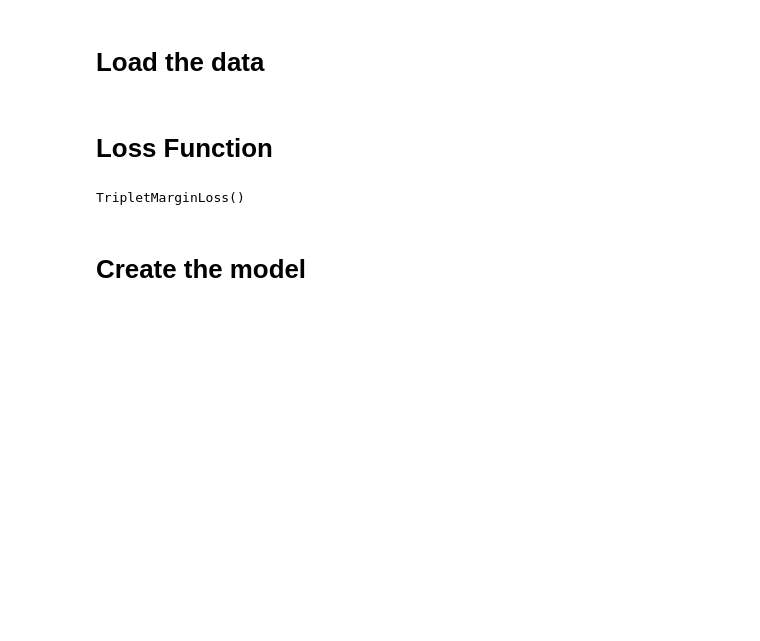
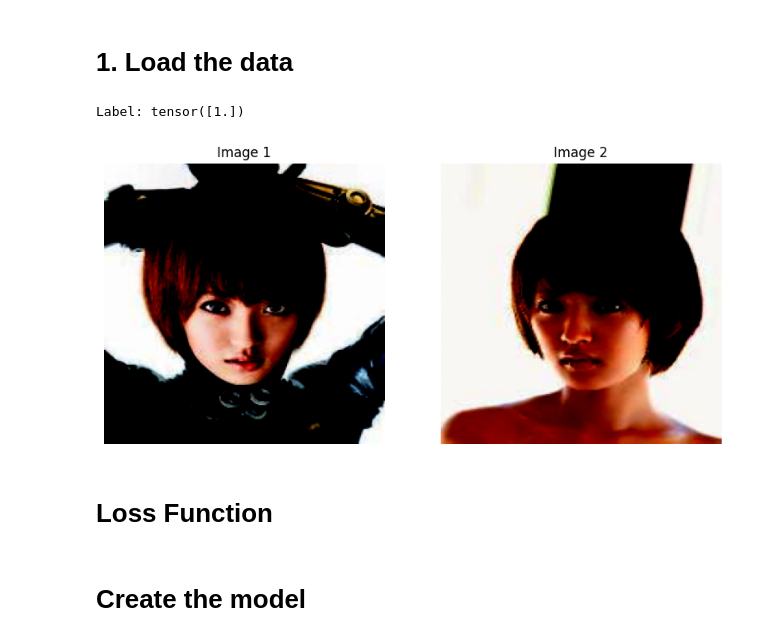
Before and after one commit to armanniaruhi/RAML, a Jupyter notebook: main.ipynb, the cells around one changed output. Drawn from its saved outputs; the diff is of its cells as text; code cells hidden in the pictures; blank space fills up the shorter version.

Commit message:
Trainset modified to be prepared for model

```diff
--- a/main.ipynb
+++ b/main.ipynb
@@ -6,15 +4,43 @@ from src.ml.losses import ContrastiveLoss, bce_loss_fn, triplet_loss_fn
 # %% [markdown]
-# Load the data
+# 1. Load the data
 # %%
-data_loader_wrapper = SiameseMNISTLoader(root='./data', train=True, batch_size=32)
-dataloader = data_loader_wrapper.get_loader()
+IMAGE_DIR = "data/celeba/img_align_celeba"
+LABEL_FILE = "data/celeba/identity_CelebA.txt"
+IMG_SIZE = 224
+BATCH_SIZE = 128
+# %%
+# Create Dataset and DataLoader
+dataloader = get_siamese_dataloader(IMAGE_DIR, LABEL_FILE, BATCH_SIZE, IMG_SIZE, True)
+# %%
+# Get one sample from the dataloader
+dataiter = iter(dataloader)
+img1, img2, label = next(dataiter)
+
+# If you want to visualize the images, you can use matplotlib
+import matplotlib.pyplot as plt
+
+# Create a figure with two subplots side by side
+fig, (ax1, ax2) = plt.subplots(1, 2, figsize=(10, 5))
+
+# For each image, we need to move the channels to the end and convert to numpy
+# Assuming the images are in format (batch_size, channels, height, width)
+img1_display = img1[0].permute(1, 2, 0).cpu().numpy()
+img2_display = img2[0].permute(1, 2, 0).cpu().numpy()
+print("\nLabel:", label[0])
+# Display images
+ax1.imshow(img1_display)
+ax1.set_title('Image 1')
+ax1.axis('off')
+
+ax2.imshow(img2_display)
+ax2.set_title('Image 2')
+ax2.axis('off')
+
+plt.show()
+# %% [output]
+Label: tensor([1.])
+[figure, added]
 # %% [markdown]
 # Loss Function
-# %%
-contrastive_loss_fn = ContrastiveLoss()
-bce_loss_fn
-triplet_loss_fn
-# %% [output]
-TripletMarginLoss()
 # %% [markdown]
 # Create the model
```
Also changed, not shown: parts of 6 cells of this notebook, 4 other files.
